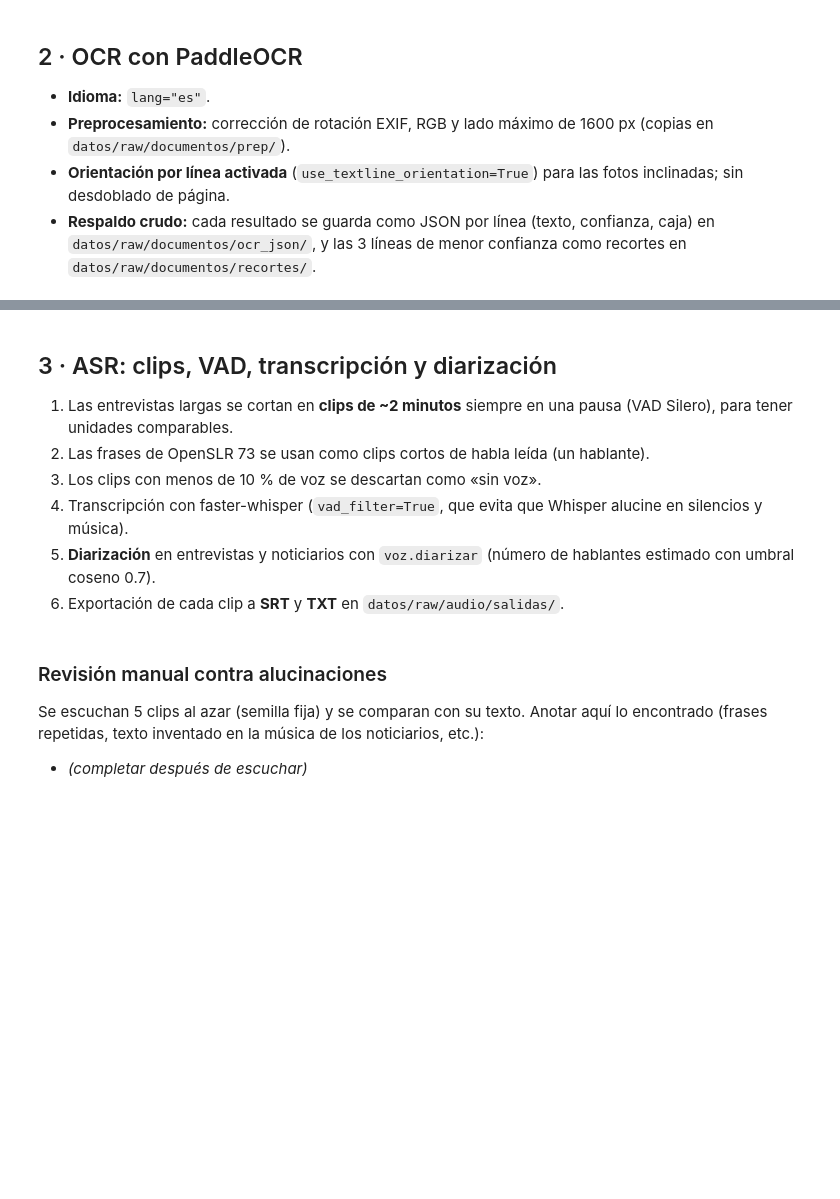
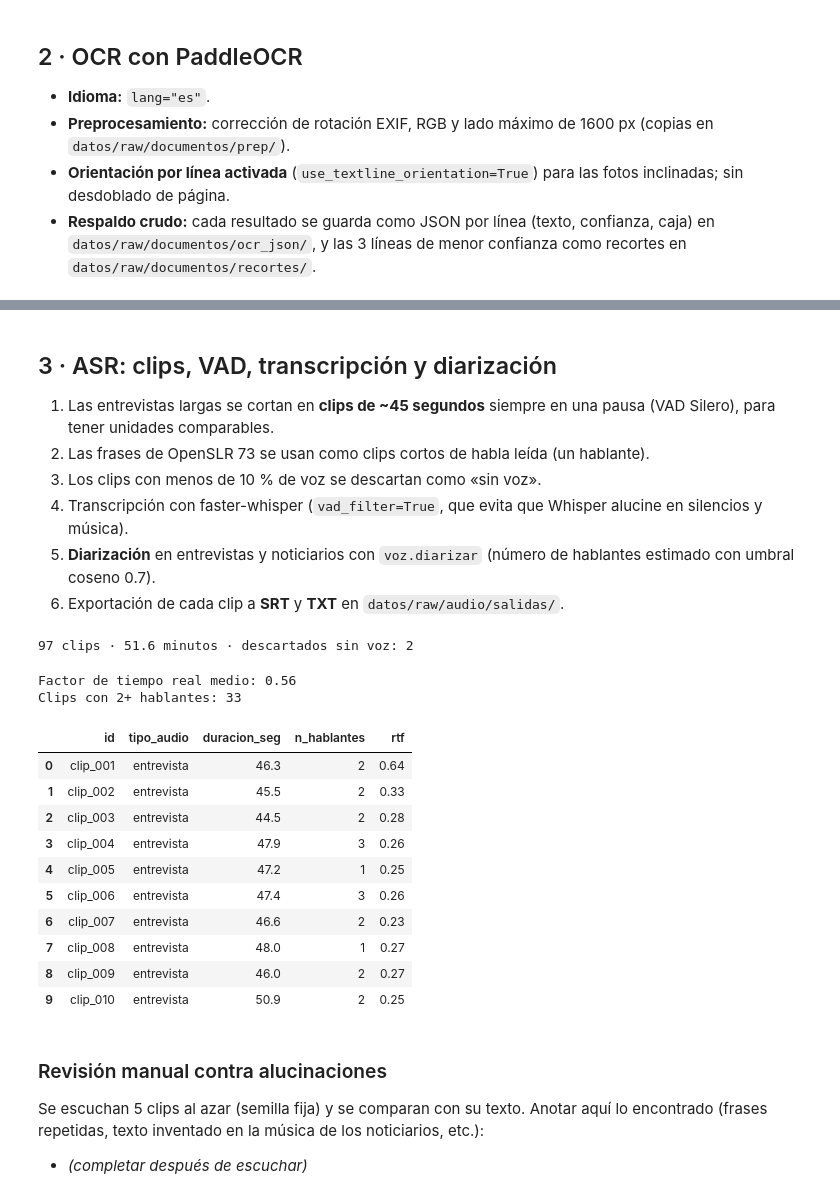
Before and after one commit to valeriavicentev/Python-intermedio, a Jupyter notebook: tarea_2/01_extraccion.ipynb, the cells around one changed output, grey strips where cells are left out. Drawn from its saved outputs; the diff is of its cells as text; code cells hidden in the pictures; blank space fills up the shorter version.

```diff
--- a/tarea_2/01_extraccion.ipynb
+++ b/tarea_2/01_extraccion.ipynb
@@ -98,7 +144,7 @@ pd.DataFrame({"tenemos": cuenta, "mínimo": minimos, "ok": cuenta >= minimos})
 # %% [markdown]
 ## 3 · ASR: clips, VAD, transcripción y diarización
 
-1. Las entrevistas largas se cortan en **clips de ~2 minutos** siempre en una pausa (VAD Silero), para tener unidades comparables.
+1. Las entrevistas largas se cortan en **clips de ~45 segundos** siempre en una pausa (VAD Silero), para tener unidades comparables.
 2. Las frases de OpenSLR 73 se usan como clips cortos de habla leída (un hablante).
 3. Los clips con menos de 10 % de voz se descartan como «sin voz».
 4. Transcripción con faster-whisper (`vad_filter=True`, que evita que Whisper alucine en silencios y música).
@@ -106,6 +152,10 @@ pd.DataFrame({"tenemos": cuenta, "mínimo": minimos, "ok": cuenta >= minimos})
 6. Exportación de cada clip a **SRT** y **TXT** en `datos/raw/audio/salidas/`.
 # %%
 CLIPS = RAW_AUD / "clips"; CLIPS.mkdir(parents=True, exist_ok=True)
+# Se excluyen las dos grabaciones más largas (discurso de 13 min y entrevista de 9 min) para acotar
+# el tiempo de cómputo en CPU: aun así quedan ~49 min de entrevistas y noticiarios + OpenSLR.
+EXCLUIR = {"fuente_13", "fuente_16"}
+fuentes = fuentes[~fuentes["id"].isin(EXCLUIR)]
 fuentes_aud = fuentes[fuentes["modalidad"] == "audio"]
 
 clips = []
@@ -138,32 +188,54 @@ clips.insert(0, "id", [f"clip_{i:03d}" for i in range(1, len(clips) + 1)])
 minutos = clips["duracion_seg"].sum() / 60
 print(f"{len(clips)} clips · {minutos:.1f} minutos · descartados sin voz: {sin_voz.sum()}")
 assert len(clips) >= 20 and minutos >= 30, "Faltan clips o minutos: agrega audios a seleccion_audio.csv"
+# %% [output]
+97 clips · 51.6 minutos · descartados sin voz: 2
 # %%
 t = voz.Transcriptor("faster-whisper")
 MODELO_ASR = "faster-whisper large-v3-turbo (int8, CPU, VAD on, beam 5)"
 SALIDAS = RAW_AUD / "salidas"; SALIDAS.mkdir(exist_ok=True)
 DIARIZAR = {"entrevista", "noticiario"}
 
 filas = []
 for c in clips.itertuples():
-    audio = voz.cargar_audio(c.archivo_audio)
-    t0 = time.perf_counter()
-    segs = t.segmentos(audio, idioma="es")
-    n_h = 1
-    if c.tipo_audio in DIARIZAR and len(segs) > 1:
-        segs = voz.diarizar(audio, segs)
-        n_h = len({s.hablante for s in segs})
-    seg_proc = time.perf_counter() - t0
+    cache = SALIDAS / f"{c.id}.json"
+    if cache.exists():                      # corrida anterior del mismo clip: se reutiliza
+        guardado = json.loads(cache.read_text(encoding="utf-8"))
+        segs, seg_proc = [voz.Segmento(**s) for s in guardado["segmentos"]], guardado["segundos"]
+    else:
+        audio = voz.cargar_audio(c.archivo_audio)
+        t0 = time.perf_counter()
+        segs = t.segmentos(audio, idioma="es")
+        if c.tipo_audio in DIARIZAR and len(segs) > 1:
+            segs = voz.diarizar(audio, segs)
+        seg_proc = time.perf_counter() - t0
+        cache.write_text(json.dumps({"archivo": c.archivo_audio, "segundos": seg_proc,
+                                     "segmentos": [vars(s) for s in segs]}, ensure_ascii=False), encoding="utf-8")
+    n_h = max(1, len({s.hablante for s in segs if s.hablante}))
     (SALIDAS / f"{c.id}.srt").write_text(voz.a_srt(segs), encoding="utf-8")
     (SALIDAS / f"{c.id}.txt").write_text(voz.a_texto(segs), encoding="utf-8")
     filas.append({"id": c.id, "texto_asr": H.texto_con_hablantes(segs) if n_h > 1 else " ".join(s.texto for s in segs),
                   "n_hablantes": n_h, "segundos_proceso": round(seg_proc, 1)})
 
 asr_res = clips.merge(pd.DataFrame(filas), on="id")
 asr_res["rtf"] = (asr_res["segundos_proceso"] / asr_res["duracion_seg"]).round(2)
 print(f"Factor de tiempo real medio: {asr_res['rtf'].mean():.2f}")
 print(f"Clips con 2+ hablantes: {(asr_res['n_hablantes'] >= 2).sum()}")
 asr_res[["id", "tipo_audio", "duracion_seg", "n_hablantes", "rtf"]].head(10)
+# %% [output]
+Factor de tiempo real medio: 0.56
+Clips con 2+ hablantes: 33
+|  | id | tipo_audio | duracion_seg | n_hablantes | rtf |
+| 0 | clip_001 | entrevista | 46.3 | 2 | 0.64 |
+| 1 | clip_002 | entrevista | 45.5 | 2 | 0.33 |
+| 2 | clip_003 | entrevista | 44.5 | 2 | 0.28 |
+| 3 | clip_004 | entrevista | 47.9 | 3 | 0.26 |
+| 4 | clip_005 | entrevista | 47.2 | 1 | 0.25 |
+| 5 | clip_006 | entrevista | 47.4 | 3 | 0.26 |
+| 6 | clip_007 | entrevista | 46.6 | 2 | 0.23 |
+| 7 | clip_008 | entrevista | 48.0 | 1 | 0.27 |
+| 8 | clip_009 | entrevista | 46.0 | 2 | 0.27 |
+| 9 | clip_010 | entrevista | 50.9 | 2 | 0.25 |
 # %% [markdown]
 ### Revisión manual contra alucinaciones
 
```
Also changed, not shown: parts of 11 cells of this notebook, 53 other files.
